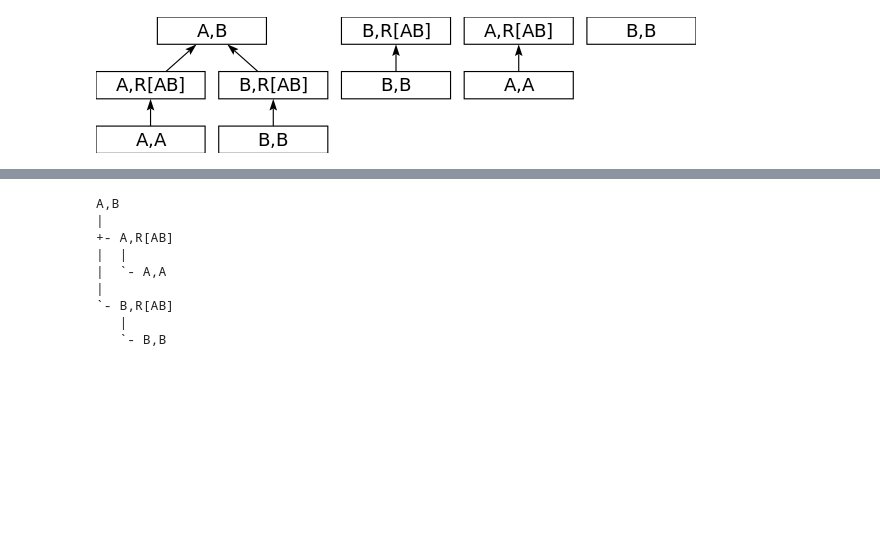
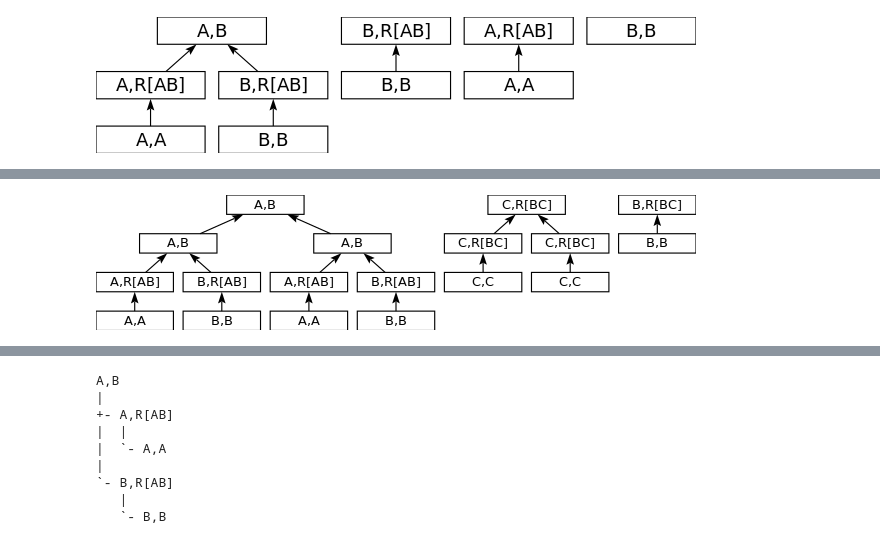
Before and after one commit to swystems/bellkat, a Jupyter notebook: BetterExample.ipynb, the cells around one changed output, grey strips where cells are left out. Cells and saved outputs as stored; diff of their text form; code cells hidden in the pictures; blank space fills up the shorter version.

```diff
--- a/BetterExample.ipynb
+++ b/BetterExample.ipynb
@@ -144,0 +158,7 @@ create "A" -*- (transmit "A" ("A", "R[AB]") -+- create "B")
+# %%
+pAB = (create "A" -+- create "B") -*- (transmit "A" ("A", "R[AB]") -+- transmit "B" ("B", "R[AB]")) -*- swap "R[AB]" ("A", "B")
+pCR = ((create "C" -*- transmit "C" ("C", "R[BC]")) -+- (create "C" -*- transmit "C" ("C", "R[BC]"))) -*- distill "C" "R[BC]"
+
+drawPolicy $ ((pAB -+- pAB) -*- distill "A" "B") -+- (pCR -+- (create "B" -*- transmit "B" ("B", "R[BC]")) )
+# %% [output]
+[figure, added]
```
Also changed, not shown: parts of 5 cells of this notebook.
